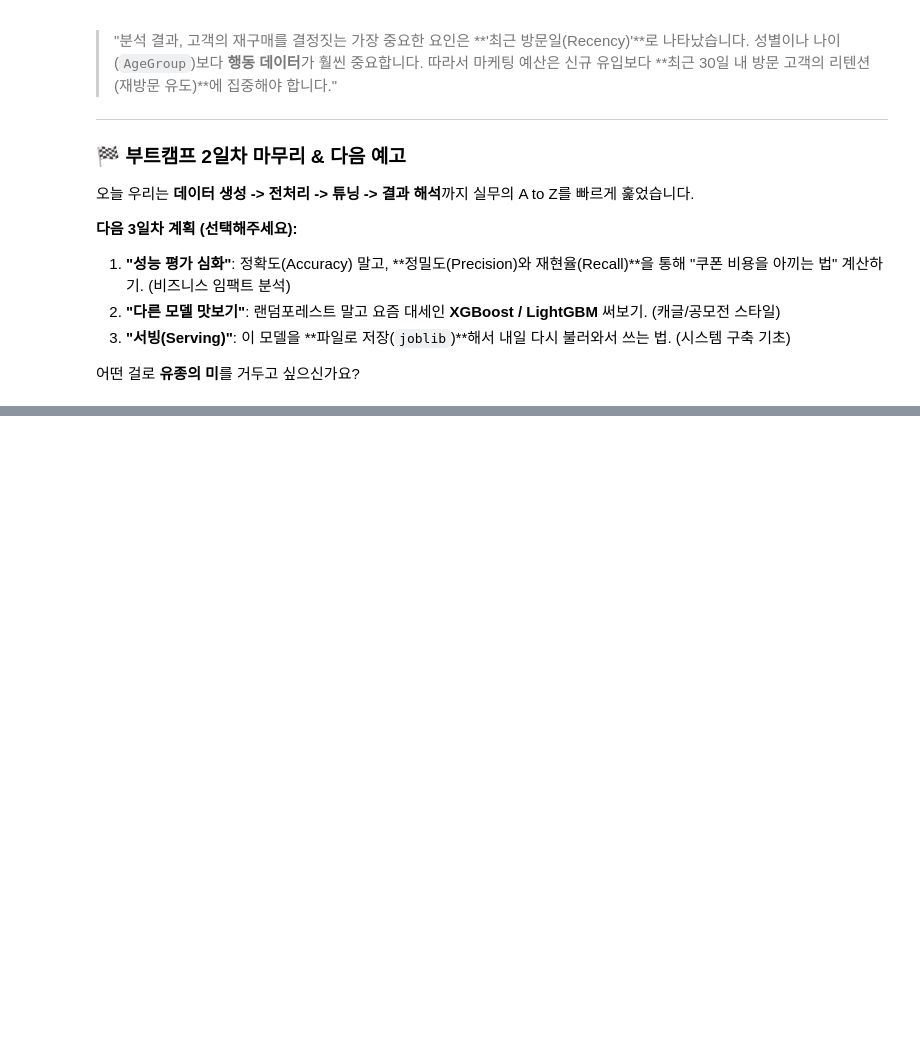
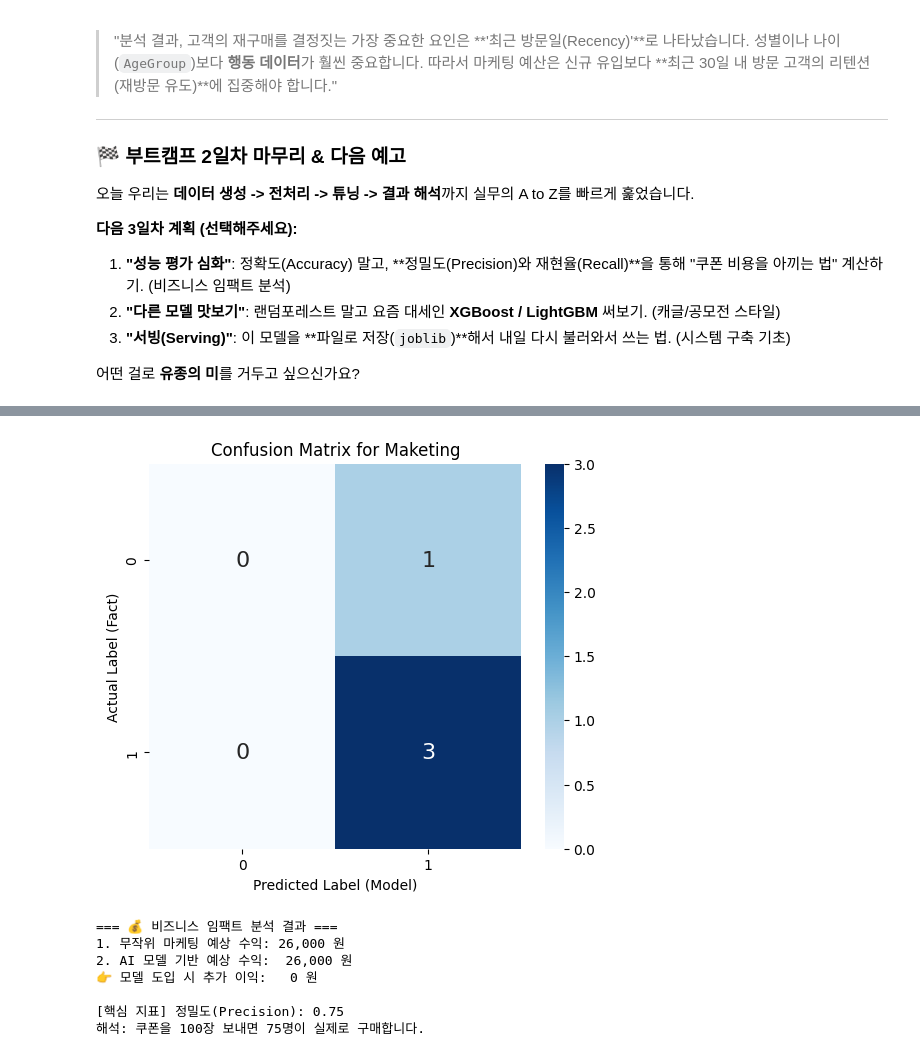
Before and after one commit to kwsahe/Ecommerce-Data-Analysis-Practice, a Jupyter notebook: 02_Feature_Engineering/rfm_analysis.ipynb, the cells around one changed output, grey strips where cells are left out. Drawn from its saved outputs; the diff is of its cells as text; code cells hidden in the pictures; blank space fills up the shorter version.

```diff
--- a/02_Feature_Engineering/rfm_analysis.ipynb
+++ b/02_Feature_Engineering/rfm_analysis.ipynb
@@ -412,0 +454,57 @@ Passing `palette` without assigning `hue` is deprecated and will be removed in v
+# %%
+from sklearn.metrics import confusion_matrix
+import seaborn as sns
+import matplotlib.pyplot as plt
+
+# 1. 모델 예측 (0 또는 1로 결과가 나옴)
+pred = best_model.predict(X_test)
+
+# 2. 오차 행렬(Confusion Matrix) 생성
+cm = confusion_matrix(y_test, pred)
+
+# 시각화 (히트맵) - 보고서에 넣기 딱 좋습니다
+plt.figure(figsize=(6, 5))
+sns.heatmap(cm, annot=True, fmt='d', cmap='Blues', annot_kws={"size": 16})
+plt.xlabel('Predicted Label (Model)')
+plt.ylabel('Actual Label (Fact)')
+plt.title('Confusion Matrix for Maketing')
+plt.show()
+
+# -------------------------------------------------------
+# 3. 비즈니스 ROI(투자 대비 수익) 계산기
+# -------------------------------------------------------
+tn, fp, fn, tp = cm.ravel() # 행렬에서 4가지 값을 꺼냅니다.
+
+# 가상 비용 설정
+coupon_cost = 1000  # 쿠폰 발송 비용 (손해)
+unit_profit = 10000 # 상품 판매 순이익 (이득)
+
+# 상황 A: 모델 없이 전 국민한테 다 뿌렸을 때 (Random)
+# 전체 대상자(tp+fp+fn+tn)에게 다 쿠폰을 줌
+total_users = tp + fp + fn + tn
+potential_buyers = tp + fn # 실제로 살 사람
+#profit_random = (이득 본 금액) - (손해 본 금액)
+profit_random = (potential_buyers * (unit_profit - coupon_cost)) - ((total_users - potential_buyers) * coupon_cost)
+
+# 상황 B: 우리 AI 모델이 찍어준 사람한테만 뿌렸을 때 (Targeting)
+# 모델이 1이라고 한 사람(tp+fp)에게만 쿠폰을 줌
+profit_model = (tp * (unit_profit - coupon_cost)) - (fp * coupon_cost)
+
+print(f"=== 💰 비즈니스 임팩트 분석 결과 ===")
+print(f"1. 무작위 마케팅 예상 수익: {profit_random:,.0f} 원")
+print(f"2. AI 모델 기반 예상 수익:  {profit_model:,.0f} 원")
+print(f"👉 모델 도입 시 추가 이익:   {profit_model - profit_random:,.0f} 원")
+
+# 정밀도(Efficiency) 확인
+precision = tp / (tp + fp)
+print(f"\n[핵심 지표] 정밀도(Precision): {precision:.2f}")
+print(f"해석: 쿠폰을 100장 보내면 {int(precision*100)}명이 실제로 구매합니다.")
+# %% [output]
+[figure, added]
+=== 💰 비즈니스 임팩트 분석 결과 ===
+1. 무작위 마케팅 예상 수익: 26,000 원
+2. AI 모델 기반 예상 수익:  26,000 원
+👉 모델 도입 시 추가 이익:   0 원
+
+[핵심 지표] 정밀도(Precision): 0.75
+해석: 쿠폰을 100장 보내면 75명이 실제로 구매합니다.
```
Also changed, not shown: parts of 2 cells of this notebook, 3 other files.
